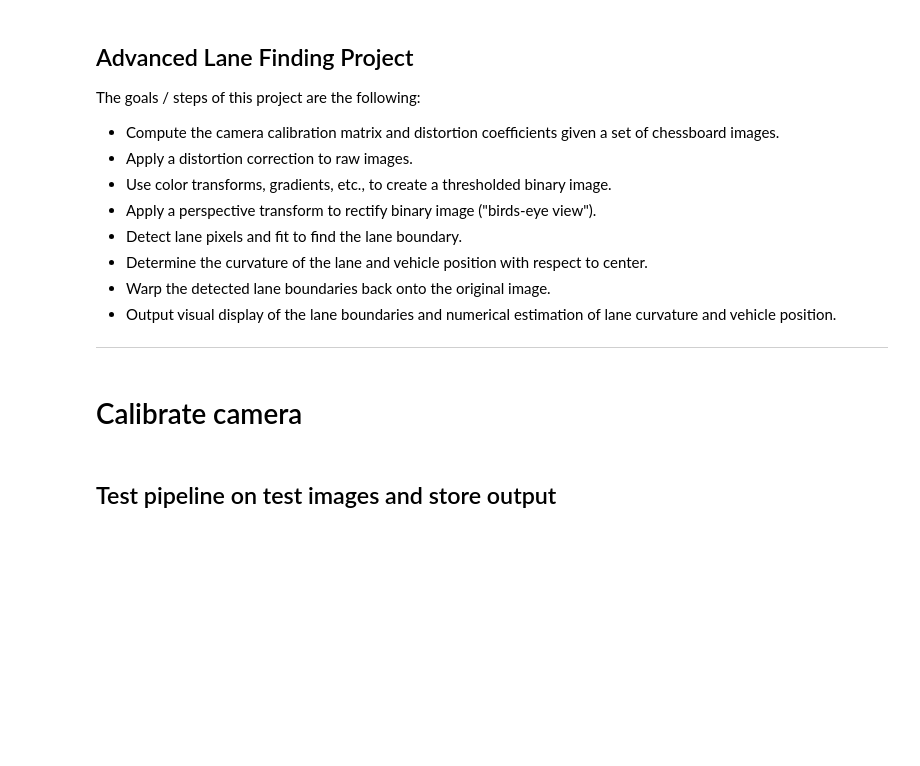
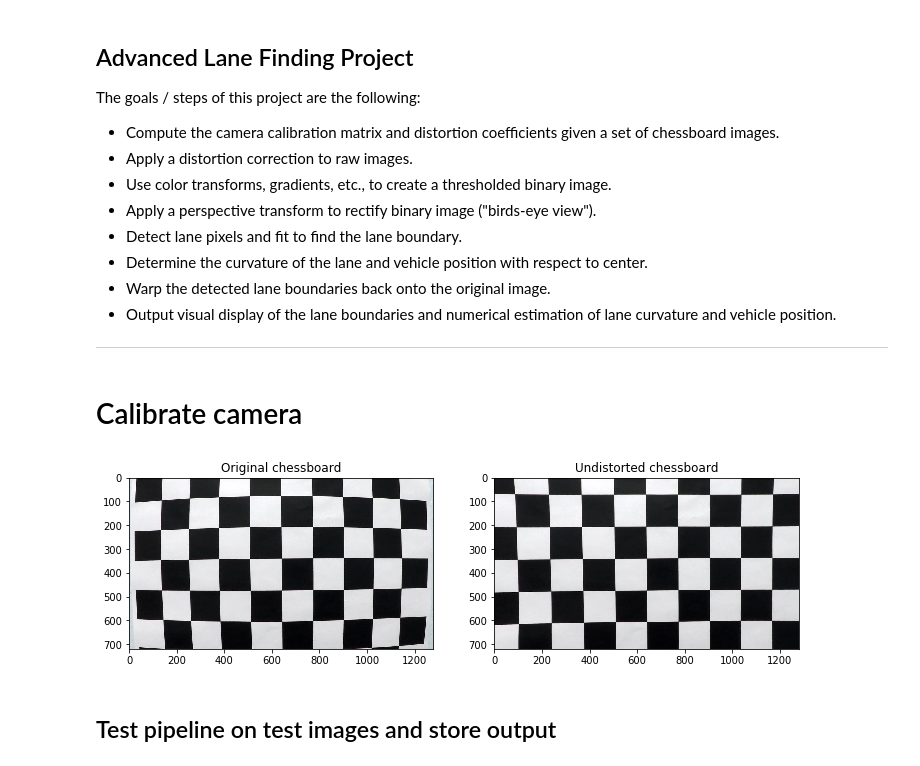
Before and after one commit to ahubi/CarND-Advanced-Lane-Lines, a Jupyter notebook: alf.ipynb, the cells around one changed output. Saved outputs shown, nothing was run; the diff lists cells and outputs as text; code cells hidden in the pictures; blank space fills up the shorter version.

Commit message:
add undistorted chessboard generation and the resulted image for writeup

```diff
--- a/alf.ipynb
+++ b/alf.ipynb
@@ -145,6 +145,22 @@ def draw_lines(img, vertices):
 # Calibrate camera
 # %%
 ret, mtx, dist, rvecs, tvecs = calibrate_camera()
+# %%
+#test on chess board
+cb = cv2.imread('camera_cal/calibration1.jpg')
+undist_cb = undistort(cb)
+
+plt.figure(figsize=(12, 7))
+plt.subplot(2, 2, 1)
+plt.imshow(cb)
+plt.title("Original chessboard")
+plt.subplot(2, 2, 2)
+plt.imshow(undist_cb)
+plt.title("Undistorted chessboard")
+
+plt.savefig('output_images/undistorted_cb.jpg')
+# %% [output]
+[figure, added]
 # %% [markdown]
 ## Test pipeline on test images and store output
 # %%
```
Also changed, not shown: 1 other file.
